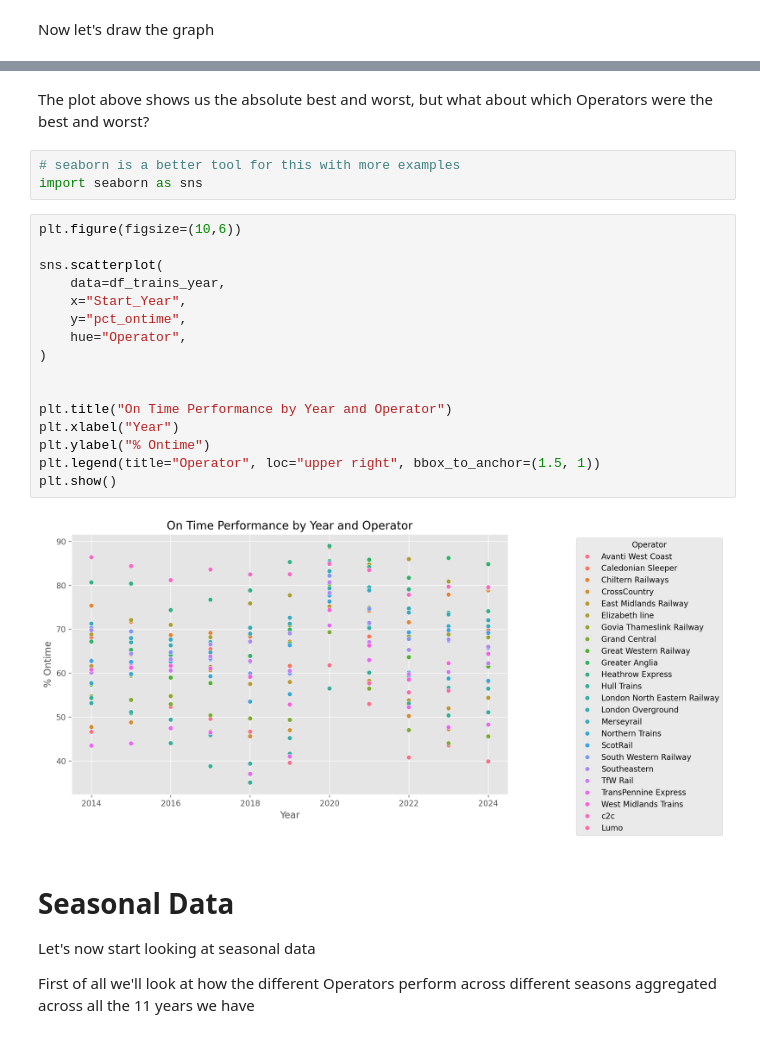
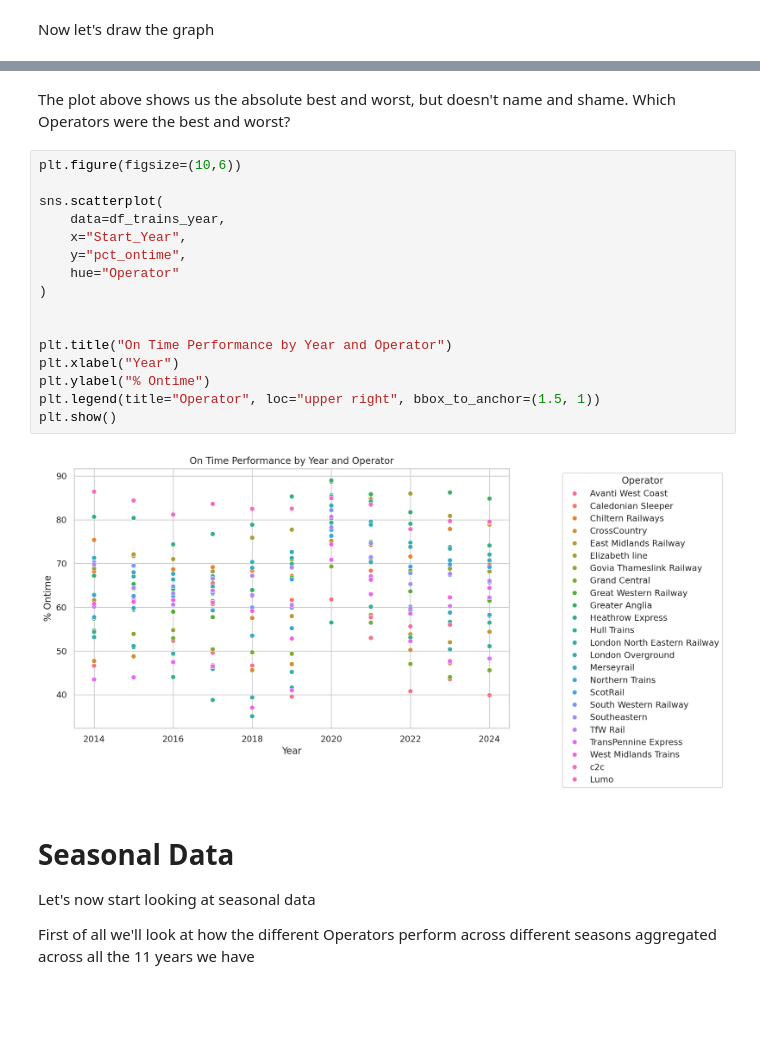
Before and after one commit to robwhite-lis/Everything_Counts_Assessment_1, a Jupyter notebook: Train_Times.ipynb, the cells around one changed output, grey strips where cells are left out. Cells and saved outputs as stored; diff of their text form; blank space fills up the shorter version.

```diff
--- a/Train_Times.ipynb
+++ b/Train_Times.ipynb
@@ -373,28 +375,25 @@ plt.show();
 # %% [output]
 [figure]
 # %% [markdown]
-The plot above shows us the absolute best and worst, but what about which Operators were the best and worst?
+The plot above shows us the absolute best and worst, but doesn't name and shame. Which Operators were the best and worst?
-# %%
-# seaborn is a better tool for this with more examples
-import seaborn as sns
 # %%
 plt.figure(figsize=(10,6))
 
 sns.scatterplot(
     data=df_trains_year,
     x="Start_Year",
     y="pct_ontime",
-    hue="Operator",
+    hue="Operator"
 )
 
 
 plt.title("On Time Performance by Year and Operator")
 plt.xlabel("Year")
 plt.ylabel("% Ontime")
 plt.legend(title="Operator", loc="upper right", bbox_to_anchor=(1.5, 1))
 plt.show()
 # %% [output]
-[figure, old version]
+[figure, new version]
 # %% [markdown]
 # Seasonal Data
 Let's now start looking at seasonal data
```
Also changed, not shown: parts of 12 cells of this notebook.
